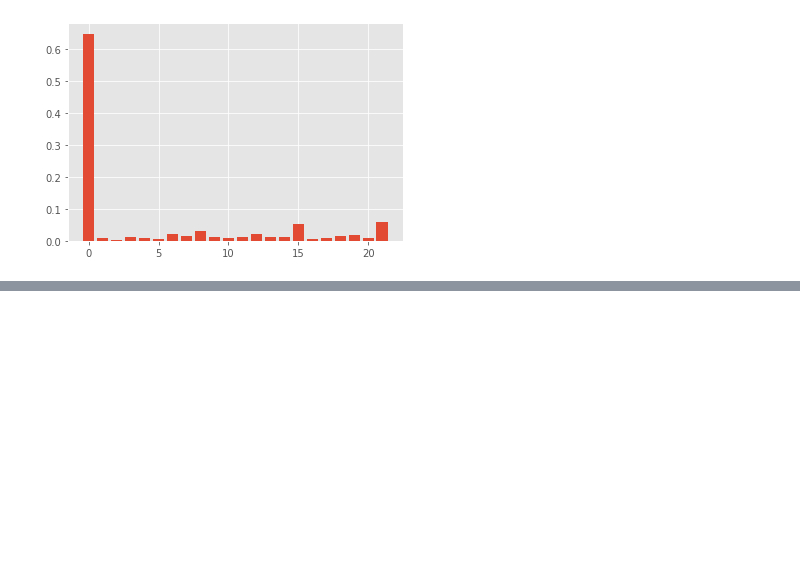
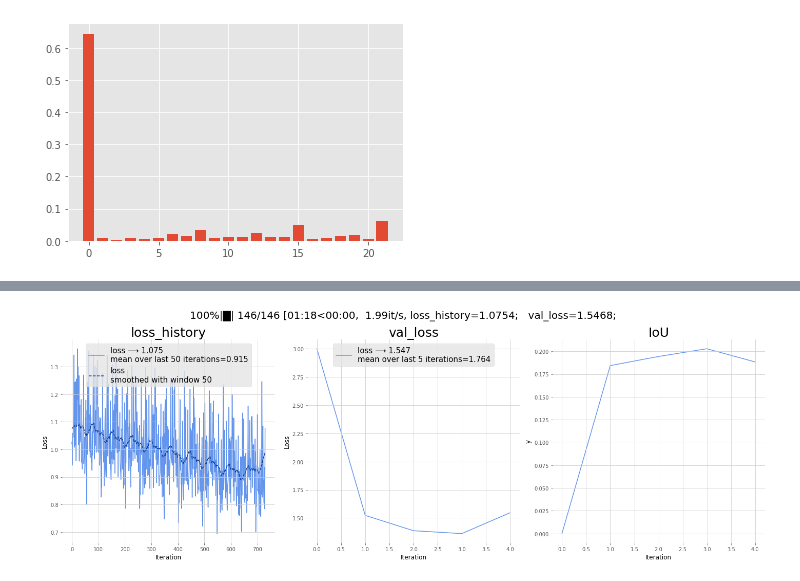
Before and after one commit to AnnaAltynova/imagenette, a Jupyter notebook: imagenette/segmentation_notebooks/pascal.ipynb, the cells around one changed output, grey strips where cells are left out. Cells and saved outputs as stored; diff of their text form; code cells hidden in the pictures; blank space fills up the shorter version.

```diff
--- a/imagenette/segmentation_notebooks/pascal.ipynb
+++ b/imagenette/segmentation_notebooks/pascal.ipynb
@@ -193,0 +278,41 @@ validation_template = (
+# %%
+train_template_load = (preprocessing_template +
+    Pipeline()
+        .init_variable('loss_history', [])
+        .init_variable('IoU', [0])
+        .init_variable('val_loss', [3])
+        .train_model('model',
+                     inputs=B.images, targets=B.masks,
+                     outputs='loss', save_to=V('loss_history', mode='a'))
+)
+# %%
+train_pipeline = train_template_load << dataset.train
+# %%
+BATCH_SIZE = 32
+N_EPOCHS = 10
+VAL_EVERY = 2
+VAL_ITERS = 10
+
+min_val_loss = 1.6
+train_pipeline.load_model_now(name='model', model_class=TorchModel, path='../saves/ckpts4/pascal_unet')
+
+for _ in range(N_EPOCHS // VAL_EVERY):
+    train_pipeline.run(batch_size=BATCH_SIZE, n_epochs=VAL_EVERY, notifier=train_notifier)
+
+    val_loss_history = train_pipeline.get_variable('val_loss')
+    iou_history =  train_pipeline.get_variable('IoU')
+
+    validation_pipeline = get_validation_pipeline(train_ppl=train_pipeline, test_dataset=dataset.test)
+    validation_pipeline.run(batch_size=BATCH_SIZE, n_iters=VAL_ITERS)
+
+    val_loss_history.append(np.mean(validation_pipeline.get_variable('val_loss')))
+    iou_history.append(np.mean(validation_pipeline.get_variable('gather_iou')))
+
+    train_pipeline.set_variable('val_loss', val_loss_history)
+    train_pipeline.set_variable('IoU', iou_history)
+
+    if min_val_loss > val_loss_history[-1]:
+        train_pipeline.save_model_now('model', path='../saves/ckpts4/pascal_unet')
+        min_val_loss = val_loss_history[-1]
+# %% [output]
+[figure, added]
```
Also changed, not shown: parts of 18 cells of this notebook, 1 other file.
